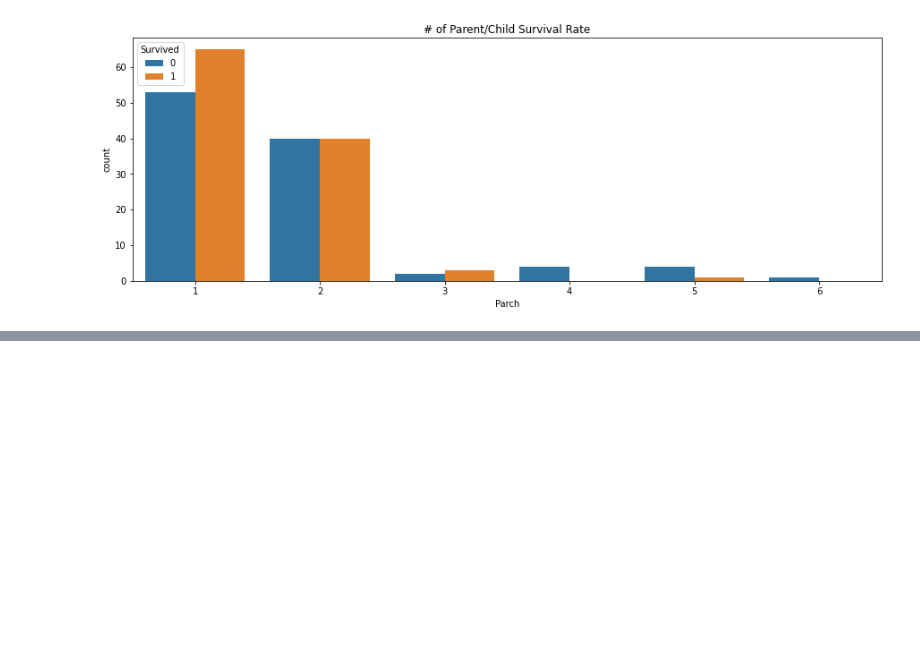
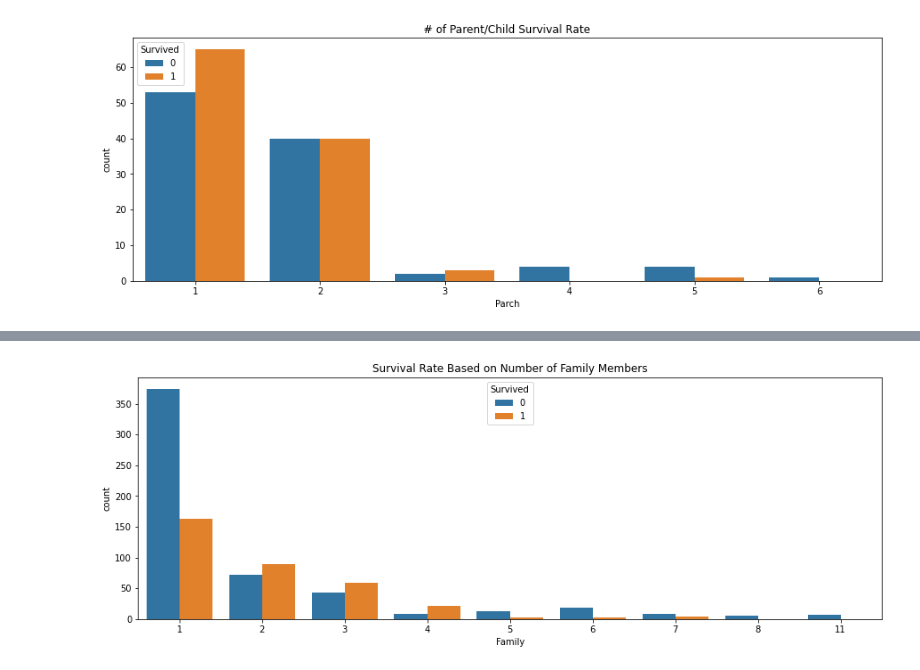
Before and after one commit to c-woo/Titanic-Kaggle, a Jupyter notebook: Titanic.ipynb, the cells around one changed output, grey strips where cells are left out. Cells and saved outputs as stored; diff of their text form; code cells hidden in the pictures; blank space fills up the shorter version.

```diff
--- a/Titanic.ipynb
+++ b/Titanic.ipynb
@@ -556,0 +559,13 @@ plt.show()
+# %%
+## we'll add sibsp and parch to see the number of people in the family
+## we add a 1 at the end to account for the passenger as well
+
+train_df['Family'] = train_df['SibSp'] + train_df['Parch'] + 1
+train_df.head()
+# %%
+plt.figure(figsize=(15, 5))
+sns.countplot(x='Family', hue='Survived', data=train_df)
+plt.title('Survival Rate Based on Number of Family Members')
+plt.show()
+# %% [output]
+[figure, added]
```
Also changed, not shown: parts of 2 cells of this notebook.
